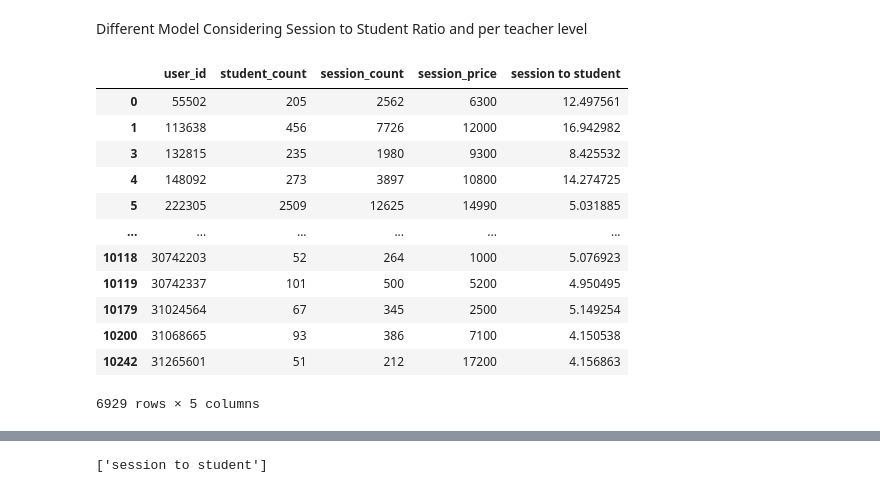
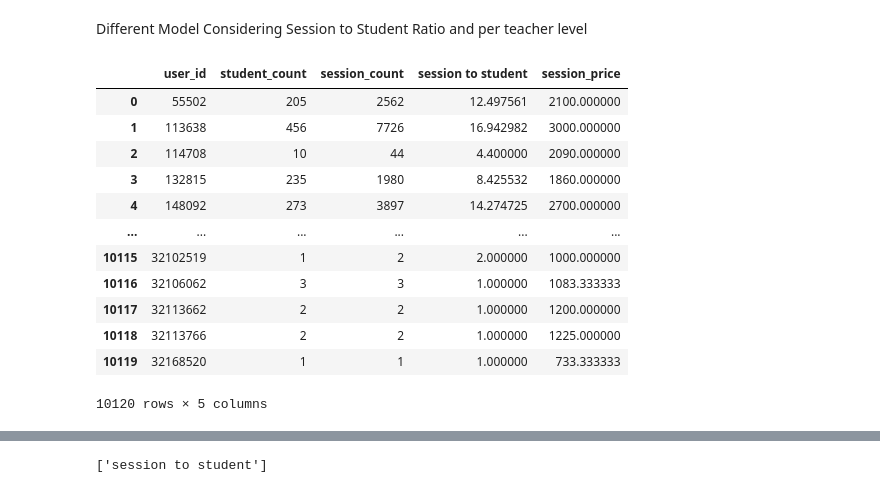
Before and after one commit to ernmin/Project4GA, a Jupyter notebook: prediction_model/prediction_model.ipynb, the cells around one changed output, grey strips where cells are left out. Drawn from its saved outputs; the diff is of its cells as text; code cells hidden in the pictures.

```diff
--- a/prediction_model/prediction_model.ipynb
+++ b/prediction_model/prediction_model.ipynb
@@ -292,22 +441,29 @@ r2
 Different Model Considering Session to Student Ratio and per teacher level
 # %%
 df_merge = pd.merge(df_user_course_info, df_pro_course, left_on='user_id', right_on='teacher_id', how='left')
-df_merge_user = df_merge.groupby('user_id')[['student_count', 'session_count', 'session_price']].sum()
+df_merge_user = df_merge.groupby('user_id')[['student_count', 'session_count']].sum()
+df_merge_session_price = df_merge.groupby('user_id')[['session_price']].mean()
+
+# df_merge = pd.merge(df_merge_user, df_merge_session_price, left_on='user_id', right_on='user_id', how='left')
+# df_merge = df_merge.reset_index()
+# df_merge
 df_merge_user = df_merge_user.reset_index()
-df_merge_user_zero = df_merge_user[(df_merge_user['student_count'] > 50) & (df_merge_user['session_count'] > 50)]
+# df_merge_user_zero = df_merge_user[(df_merge_user['student_count'] > 50) & (df_merge_user['session_count'] > 50)]
+df_merge_user_zero = df_merge_user[(df_merge_user['student_count'] > 0) & (df_merge_user['session_count'] > 0)]
 df_merge_user_zero['session to student'] = df_merge_user_zero['session_count'] / df_merge_user_zero['student_count']
+df_merge_user_zero = pd.merge(df_merge_user_zero, df_merge_session_price, left_on='user_id', right_on='user_id', how='left')
 df_merge_user_zero
 # %% [output]
-|  | user_id | student_count | session_count | session_price | session to student |
-| 0 | 55502 | 205 | 2562 | 6300 | 12.497561 |
-| 1 | 113638 | 456 | 7726 | 12000 | 16.942982 |
-| 3 | 132815 | 235 | 1980 | 9300 | 8.425532 |
-| 4 | 148092 | 273 | 3897 | 10800 | 14.274725 |
-| 5 | 222305 | 2509 | 12625 | 14990 | 5.031885 |
+|  | user_id | student_count | session_count | session to student | session_price |
+| 0 | 55502 | 205 | 2562 | 12.497561 | 2100.000000 |
+| 1 | 113638 | 456 | 7726 | 16.942982 | 3000.000000 |
+| 2 | 114708 | 10 | 44 | 4.400000 | 2090.000000 |
+| 3 | 132815 | 235 | 1980 | 8.425532 | 1860.000000 |
+| 4 | 148092 | 273 | 3897 | 14.274725 | 2700.000000 |
 | ... | ... | ... | ... | ... | ... |
-| 10118 | 30742203 | 52 | 264 | 1000 | 5.076923 |
-| 10119 | 30742337 | 101 | 500 | 5200 | 4.950495 |
-| 10179 | 31024564 | 67 | 345 | 2500 | 5.149254 |
-| 10200 | 31068665 | 93 | 386 | 7100 | 4.150538 |
-| 10242 | 31265601 | 51 | 212 | 17200 | 4.156863 |
+| 10115 | 32102519 | 1 | 2 | 2.000000 | 1000.000000 |
+| 10116 | 32106062 | 3 | 3 | 1.000000 | 1083.333333 |
+| 10117 | 32113662 | 2 | 2 | 1.000000 | 1200.000000 |
+| 10118 | 32113766 | 2 | 2 | 1.000000 | 1225.000000 |
+| 10119 | 32168520 | 1 | 1 | 1.000000 | 733.333333 |
-6929 rows × 5 columns
+10120 rows × 5 columns
```
Also changed, not shown: parts of 27 cells of this notebook, 1 other file.
